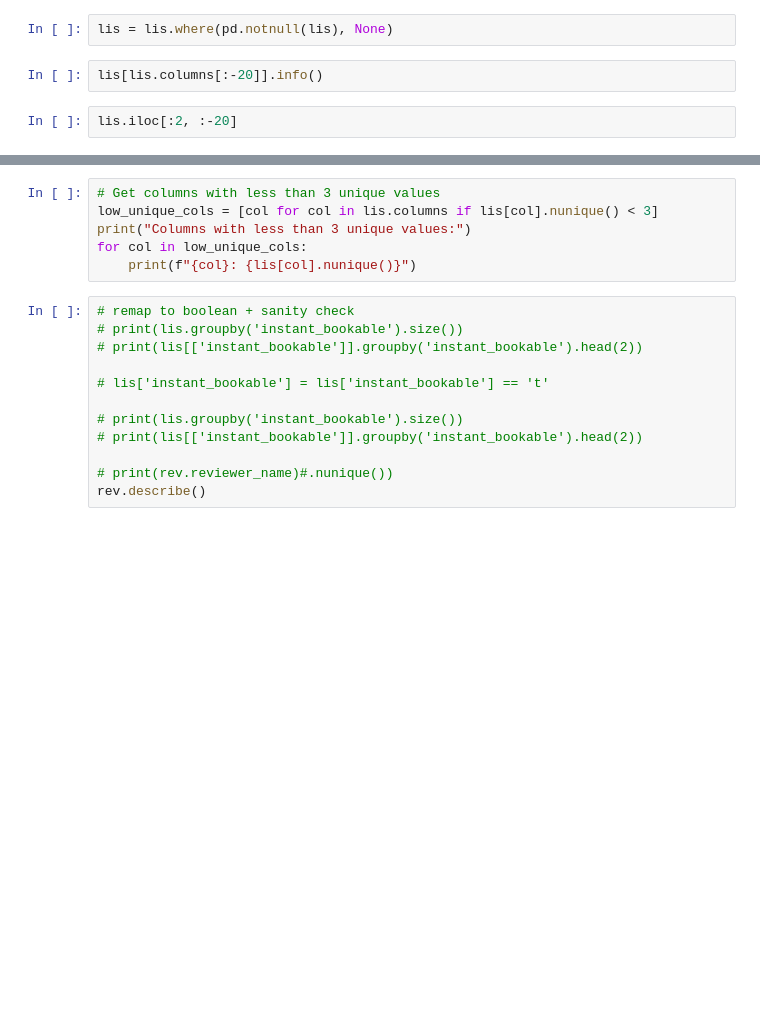
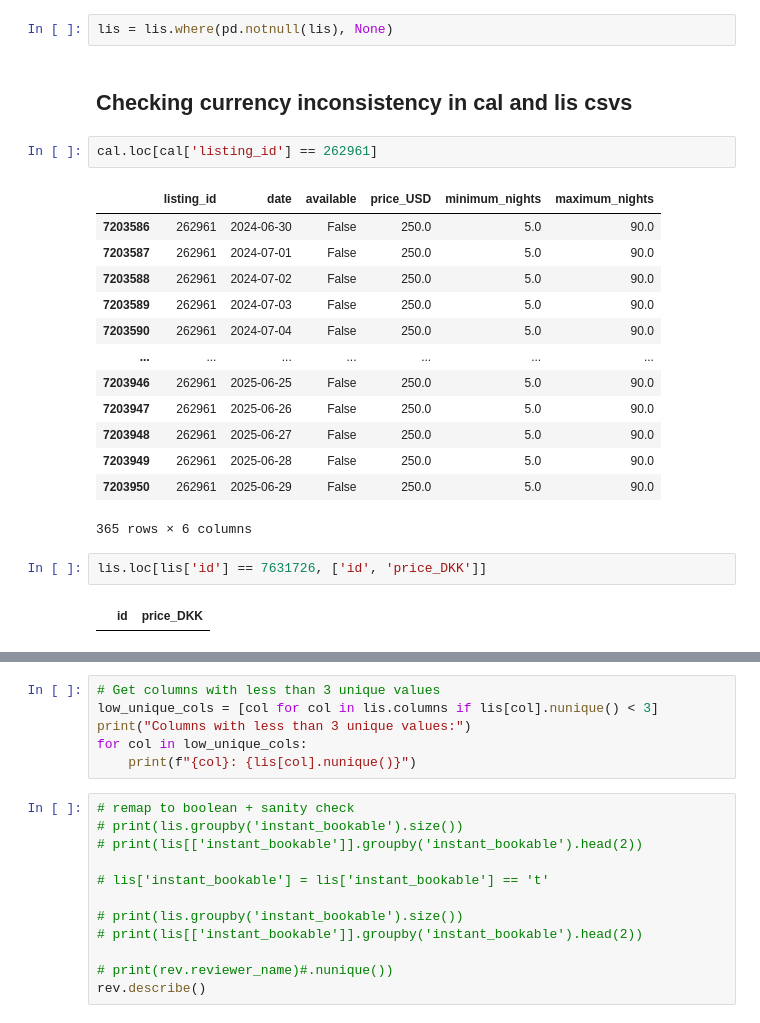
Before and after one commit to elto21ab/DMV, a Jupyter notebook: explore-ELIAS.ipynb, the cells around one changed output, grey strips where cells are left out. Drawn from its saved outputs; the diff is of its cells as text; blank space fills up the shorter version.

```diff
--- a/explore-ELIAS.ipynb
+++ b/explore-ELIAS.ipynb
@@ -113,6 +270,24 @@ lis[lis.columns[10:20]].info()
 # %%
 lis = lis.where(pd.notnull(lis), None)
-# %%
-lis[lis.columns[:-20]].info()
-# %%
-lis.iloc[:2, :-20]
+# %% [markdown]
+## Checking currency inconsistency in cal and lis csvs
+# %%
+cal.loc[cal['listing_id'] == 262961]
+# %% [output]
+|  | listing_id | date | available | price_USD | minimum_nights | maximum_nights |
+| 7203586 | 262961 | 2024-06-30 | False | 250.0 | 5.0 | 90.0 |
+| 7203587 | 262961 | 2024-07-01 | False | 250.0 | 5.0 | 90.0 |
+| 7203588 | 262961 | 2024-07-02 | False | 250.0 | 5.0 | 90.0 |
+| 7203589 | 262961 | 2024-07-03 | False | 250.0 | 5.0 | 90.0 |
+| 7203590 | 262961 | 2024-07-04 | False | 250.0 | 5.0 | 90.0 |
+| ... | ... | ... | ... | ... | ... | ... |
+| 7203946 | 262961 | 2025-06-25 | False | 250.0 | 5.0 | 90.0 |
+| 7203947 | 262961 | 2025-06-26 | False | 250.0 | 5.0 | 90.0 |
+| 7203948 | 262961 | 2025-06-27 | False | 250.0 | 5.0 | 90.0 |
+| 7203949 | 262961 | 2025-06-28 | False | 250.0 | 5.0 | 90.0 |
+| 7203950 | 262961 | 2025-06-29 | False | 250.0 | 5.0 | 90.0 |
+365 rows × 6 columns
+# %%
+lis.loc[lis['id'] == 7631726, ['id', 'price_DKK']]
+# %% [output]
+|  | id | price_DKK |
```
Also changed, not shown: parts of 21 cells of this notebook.
